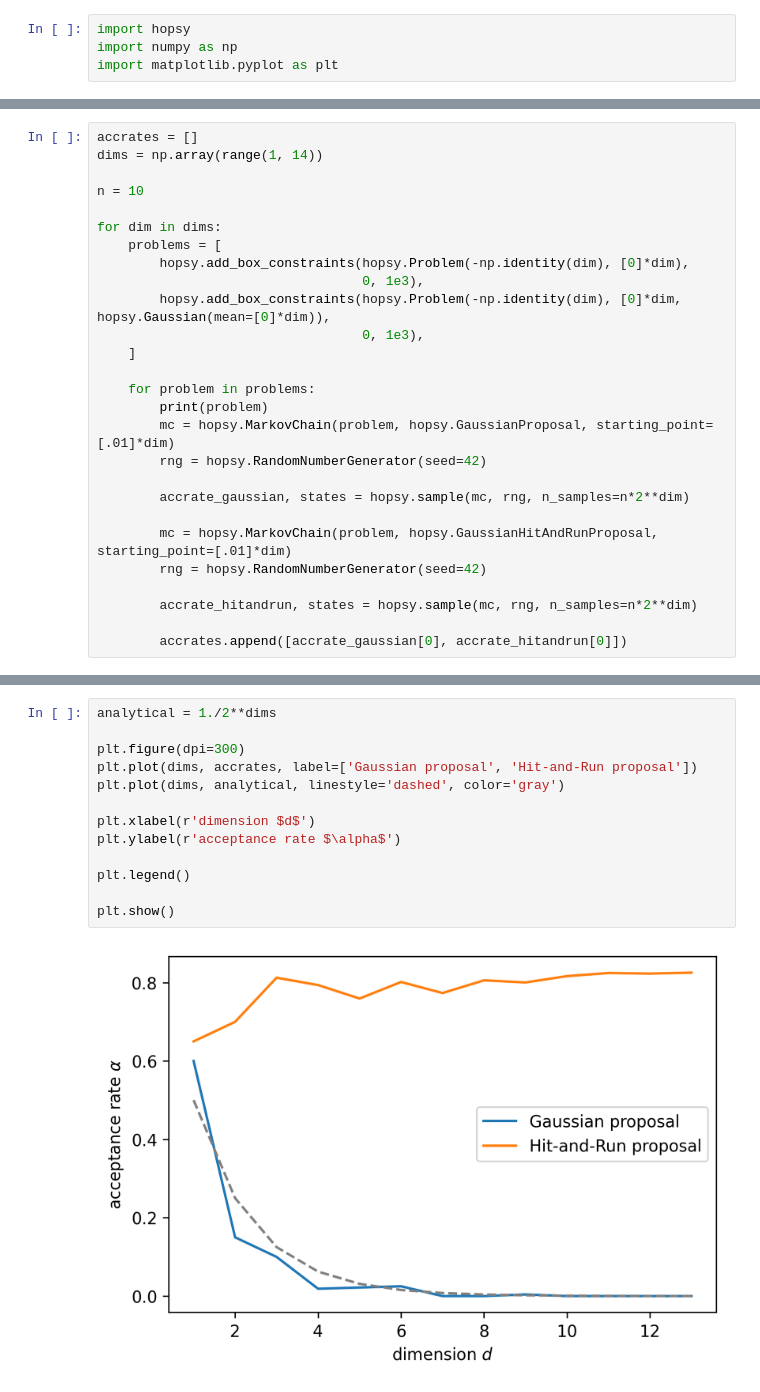
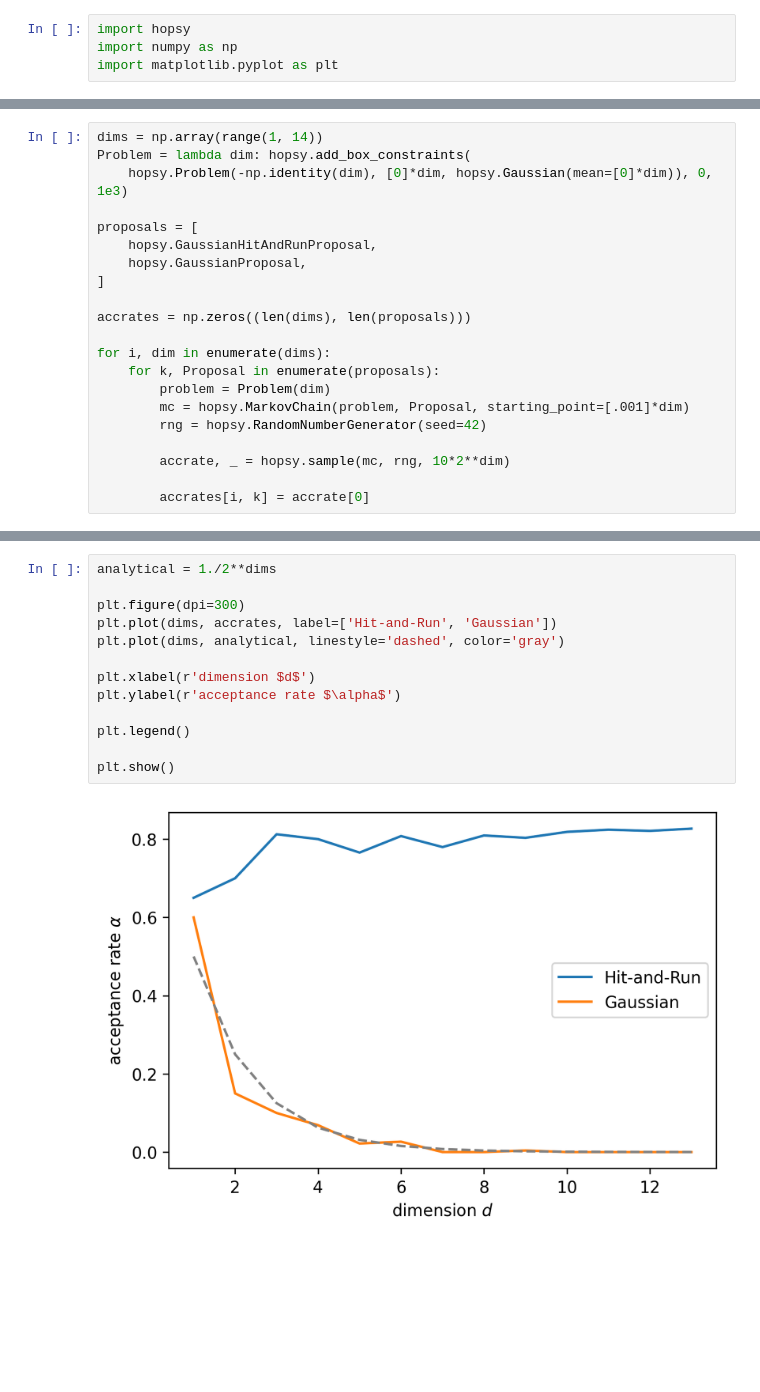
Before and after one commit to modsim/hopsy, a Jupyter notebook: examples/ConstrainedSampling.ipynb, the cells around one changed output, grey strips where cells are left out. Saved outputs shown, nothing was run; the diff lists cells and outputs as text; blank space fills up the shorter version.

```diff
--- a/examples/ConstrainedSampling.ipynb
+++ b/examples/ConstrainedSampling.ipynb
@@ -20,27 +62,21 @@ import matplotlib.pyplot as plt
 # %%
-accrates = []
 dims = np.array(range(1, 14))
+Problem = lambda dim: hopsy.add_box_constraints(
+    hopsy.Problem(-np.identity(dim), [0]*dim, hopsy.Gaussian(mean=[0]*dim)), 0, 1e3)
 
-n = 10
+proposals = [
+    hopsy.GaussianHitAndRunProposal,
+    hopsy.GaussianProposal,
+]
 
-for dim in dims:
-    problems = [
-        hopsy.add_box_constraints(hopsy.Problem(-np.identity(dim), [0]*dim),
-                                  0, 1e3),
-        hopsy.add_box_constraints(hopsy.Problem(-np.identity(dim), [0]*dim, hopsy.Gaussian(mean=[0]*dim)),
-                                  0, 1e3),
-    ]
+accrates = np.zeros((len(dims), len(proposals)))
 
-    for problem in problems:
-        print(problem)
-        mc = hopsy.MarkovChain(problem, hopsy.GaussianProposal, starting_point=[.01]*dim)
+for i, dim in enumerate(dims):
+    for k, Proposal in enumerate(proposals):
+        problem = Problem(dim)
+        mc = hopsy.MarkovChain(problem, Proposal, starting_point=[.001]*dim)
         rng = hopsy.RandomNumberGenerator(seed=42)
 
-        accrate_gaussian, states = hopsy.sample(mc, rng, n_samples=n*2**dim)
+        accrate, _ = hopsy.sample(mc, rng, 10*2**dim)
 
-        mc = hopsy.MarkovChain(problem, hopsy.GaussianHitAndRunProposal, starting_point=[.01]*dim)
-        rng = hopsy.RandomNumberGenerator(seed=42)
-
-        accrate_hitandrun, states = hopsy.sample(mc, rng, n_samples=n*2**dim)
-
-        accrates.append([accrate_gaussian[0], accrate_hitandrun[0]])
+        accrates[i, k] = accrate[0]
@@ -51,15 +83,15 @@ AttributeError: 'NoneType' object has no attribute 'compute_negative_log_likelih
 # %%
 analytical = 1./2**dims
 
 plt.figure(dpi=300)
-plt.plot(dims, accrates, label=['Gaussian proposal', 'Hit-and-Run proposal'])
+plt.plot(dims, accrates, label=['Hit-and-Run', 'Gaussian'])
 plt.plot(dims, analytical, linestyle='dashed', color='gray')
 
 plt.xlabel(r'dimension $d$')
 plt.ylabel(r'acceptance rate $\alpha$')
 
 plt.legend()
 
 plt.show()
 # %% [output]
-[figure, old version]
+[figure, new version]
```
Also changed, not shown: parts of 4 cells of this notebook.
